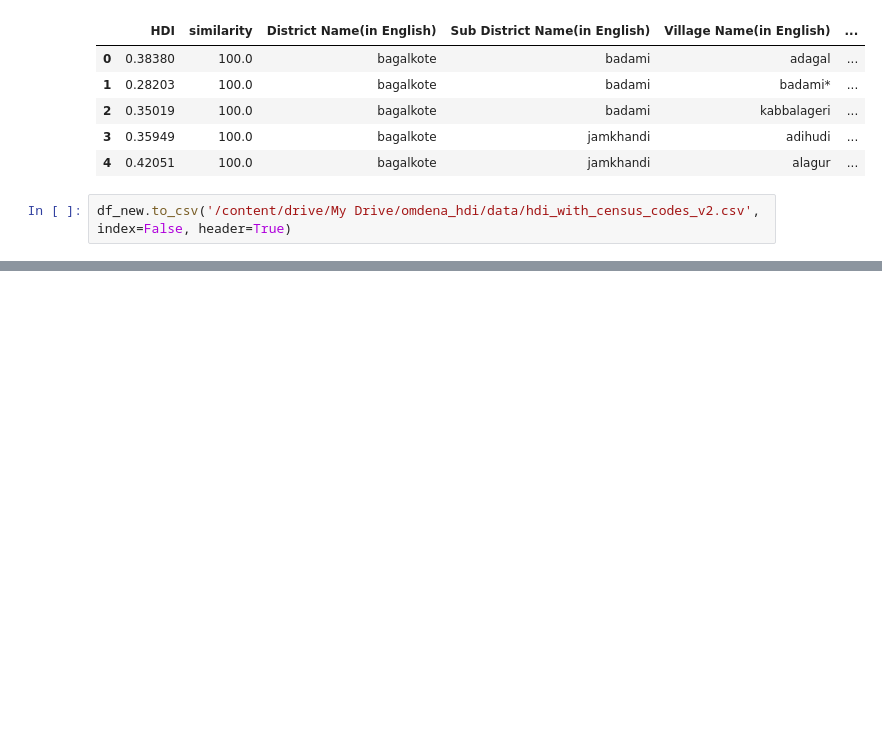
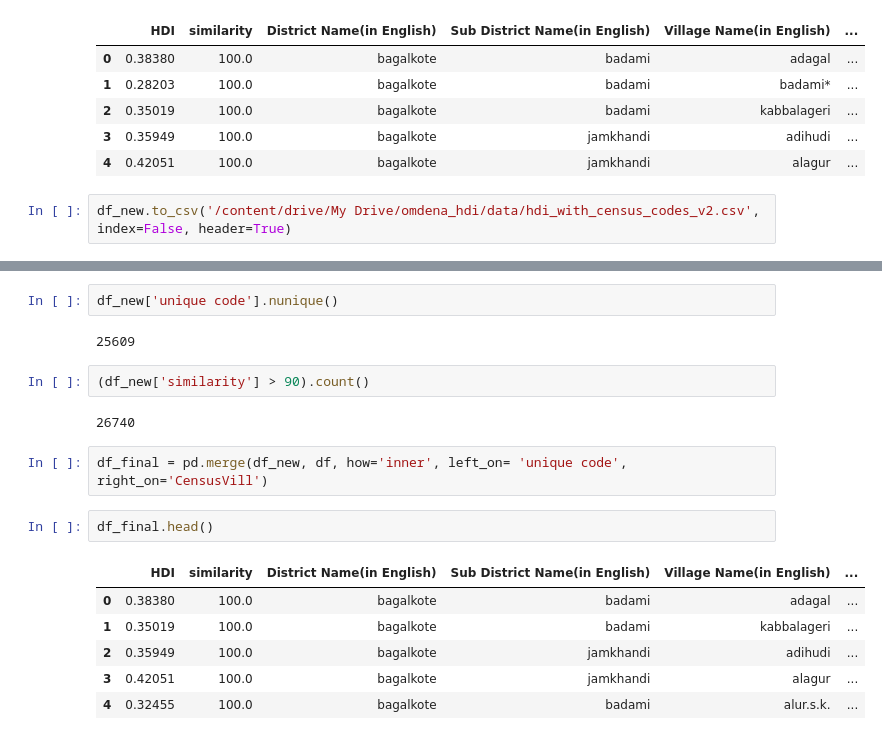
Before and after one commit to ishgirwan/gee, a Jupyter notebook: karnataka_hdi_dw.ipynb, the cells around one changed output, grey strips where cells are left out. Cells and saved outputs as stored; diff of their text form; blank space fills up the shorter version.

```diff
--- a/karnataka_hdi_dw.ipynb
+++ b/karnataka_hdi_dw.ipynb
@@ -1028,0 +1122,19 @@ df_new.to_csv('/content/drive/My Drive/omdena_hdi/data/hdi_with_census_codes_v2.
+# %%
+df_new['unique code'].nunique()
+# %% [output]
+25609
+# %%
+(df_new['similarity'] > 90).count()
+# %% [output]
+26740
+# %%
+df_final = pd.merge(df_new, df, how='inner', left_on= 'unique code', right_on='CensusVill')
+# %%
+df_final.head()
+# %% [output]
+|  | HDI | similarity | District Name(in English) | Sub District Name(in English) | Village Name(in English) | ... |
+| 0 | 0.38380 | 100.0 | bagalkote | badami | adagal | ... |
+| 1 | 0.35019 | 100.0 | bagalkote | badami | kabbalageri | ... |
+| 2 | 0.35949 | 100.0 | bagalkote | jamkhandi | adihudi | ... |
+| 3 | 0.42051 | 100.0 | bagalkote | jamkhandi | alagur | ... |
+| 4 | 0.32455 | 100.0 | bagalkote | badami | alur.s.k. | ... |
```
Also changed, not shown: parts of 29 cells of this notebook.
